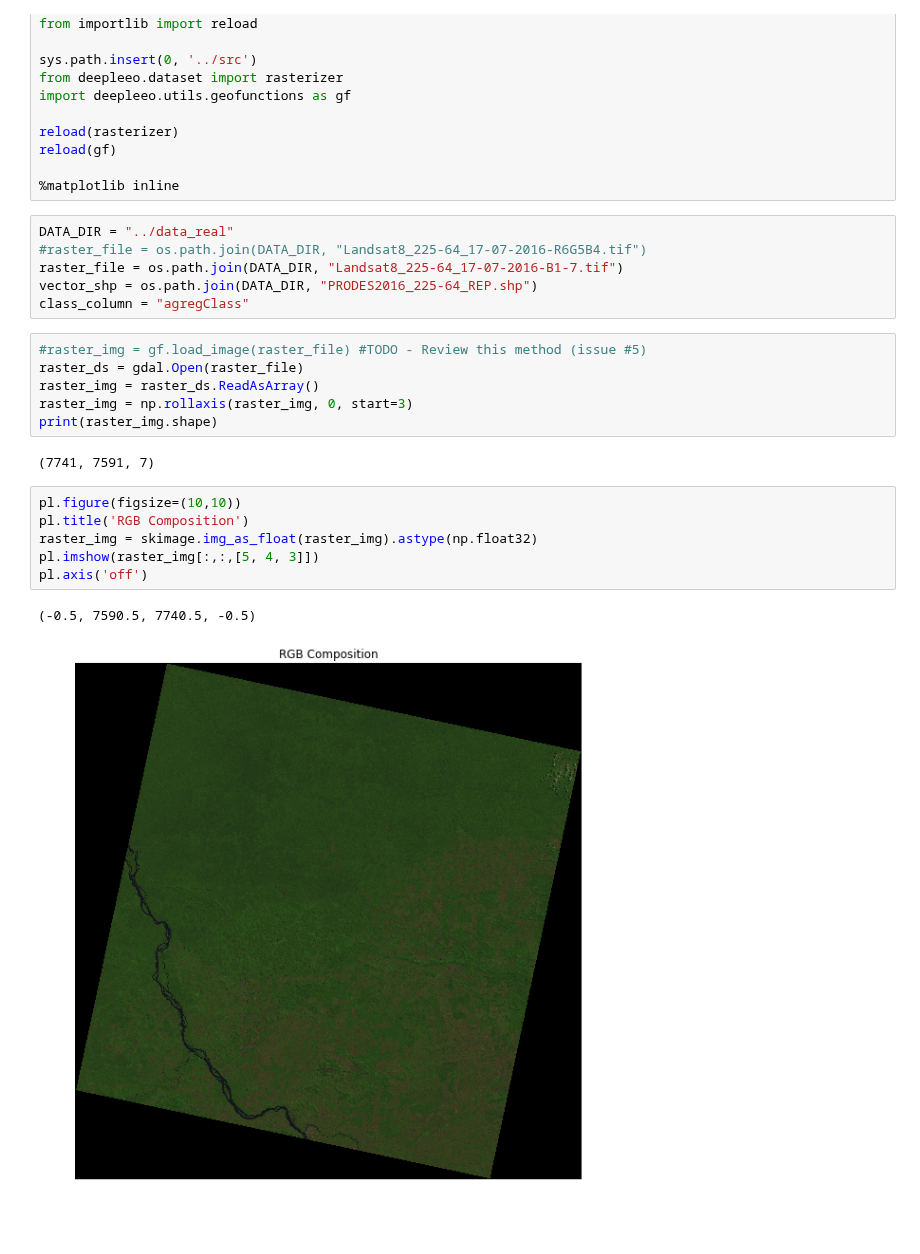
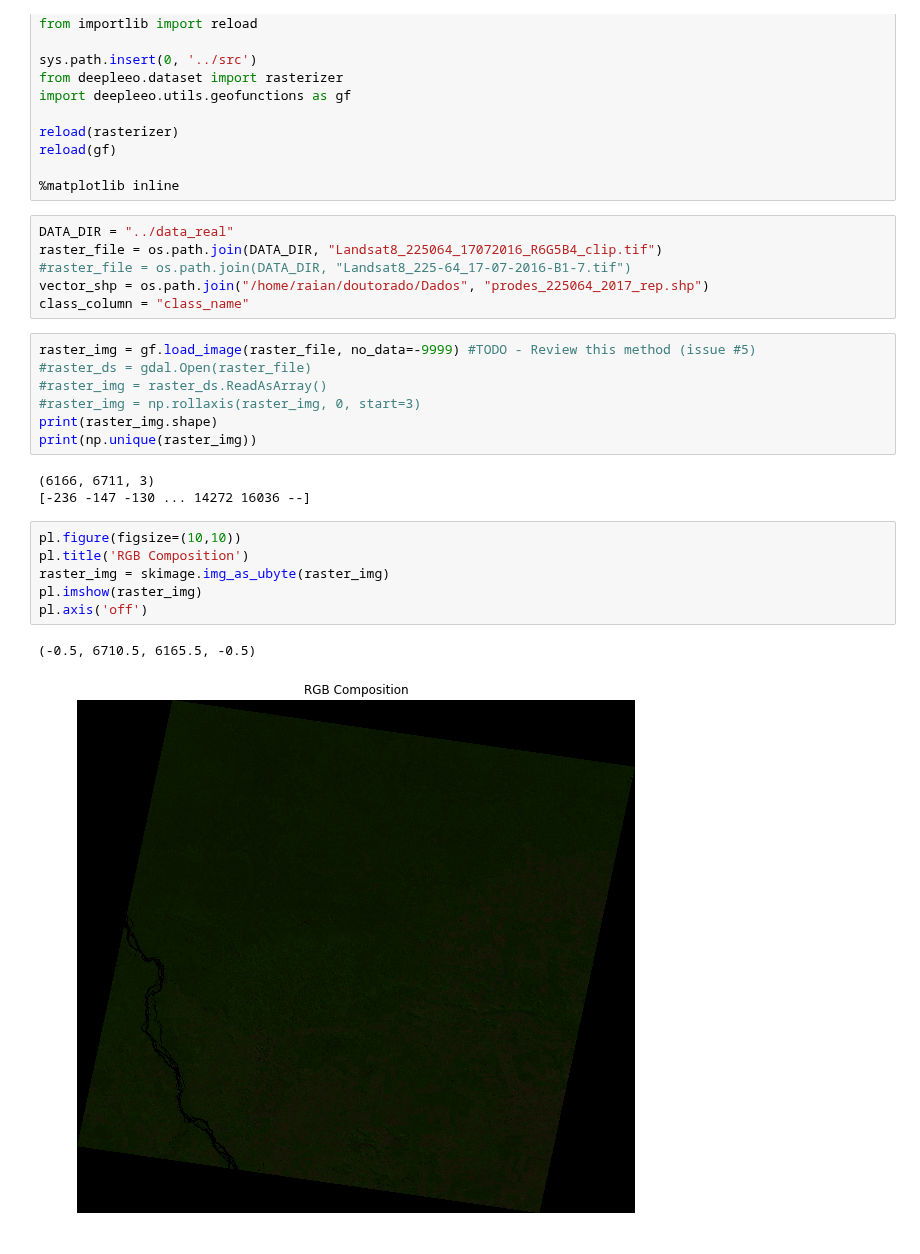
Before and after one commit to rvmaretto/deepgeo, a Jupyter notebook: notebooks/rasterize_and_plot.ipynb, the cells around one changed output. Saved outputs shown, nothing was run; the diff lists cells and outputs as text.

```diff
--- a/notebooks/rasterize_and_plot.ipynb
+++ b/notebooks/rasterize_and_plot.ipynb
@@ -18,25 +18,27 @@ reload(gf)
 %matplotlib inline
 # %%
 DATA_DIR = "../data_real"
-#raster_file = os.path.join(DATA_DIR, "Landsat8_225-64_17-07-2016-R6G5B4.tif")
-raster_file = os.path.join(DATA_DIR, "Landsat8_225-64_17-07-2016-B1-7.tif")
-vector_shp = os.path.join(DATA_DIR, "PRODES2016_225-64_REP.shp")
-class_column = "agregClass"
+raster_file = os.path.join(DATA_DIR, "Landsat8_225064_17072016_R6G5B4_clip.tif")
+#raster_file = os.path.join(DATA_DIR, "Landsat8_225-64_17-07-2016-B1-7.tif")
+vector_shp = os.path.join("/home/raian/doutorado/Dados", "prodes_225064_2017_rep.shp")
+class_column = "class_name"
 # %%
-#raster_img = gf.load_image(raster_file) #TODO - Review this method (issue #5)
-raster_ds = gdal.Open(raster_file)
-raster_img = raster_ds.ReadAsArray()
-raster_img = np.rollaxis(raster_img, 0, start=3)
+raster_img = gf.load_image(raster_file, no_data=-9999) #TODO - Review this method (issue #5)
+#raster_ds = gdal.Open(raster_file)
+#raster_img = raster_ds.ReadAsArray()
+#raster_img = np.rollaxis(raster_img, 0, start=3)
 print(raster_img.shape)
+print(np.unique(raster_img))
 # %% [output]
-(7741, 7591, 7)
+(6166, 6711, 3)
+[-236 -147 -130 ... 14272 16036 --]
 # %%
 pl.figure(figsize=(10,10))
 pl.title('RGB Composition')
-raster_img = skimage.img_as_float(raster_img).astype(np.float32)
-pl.imshow(raster_img[:,:,[5, 4, 3]])
+raster_img = skimage.img_as_ubyte(raster_img)
+pl.imshow(raster_img)
 pl.axis('off')
 # %% [output]
-(-0.5, 7590.5, 7740.5, -0.5)
+(-0.5, 6710.5, 6165.5, -0.5)
-[figure, old version]
+[figure, new version]
 # %%
```
Also changed, not shown: parts of 2 cells of this notebook, 17 other files.
